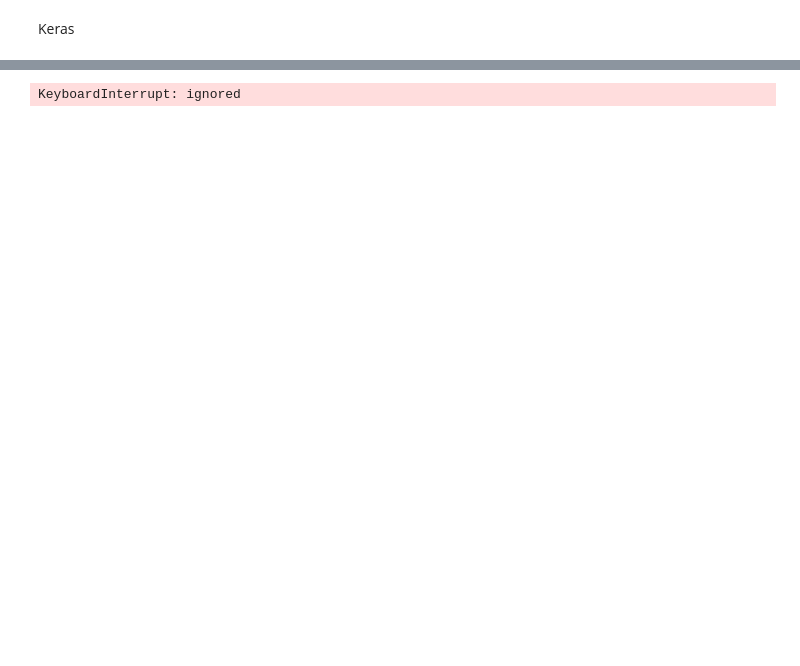
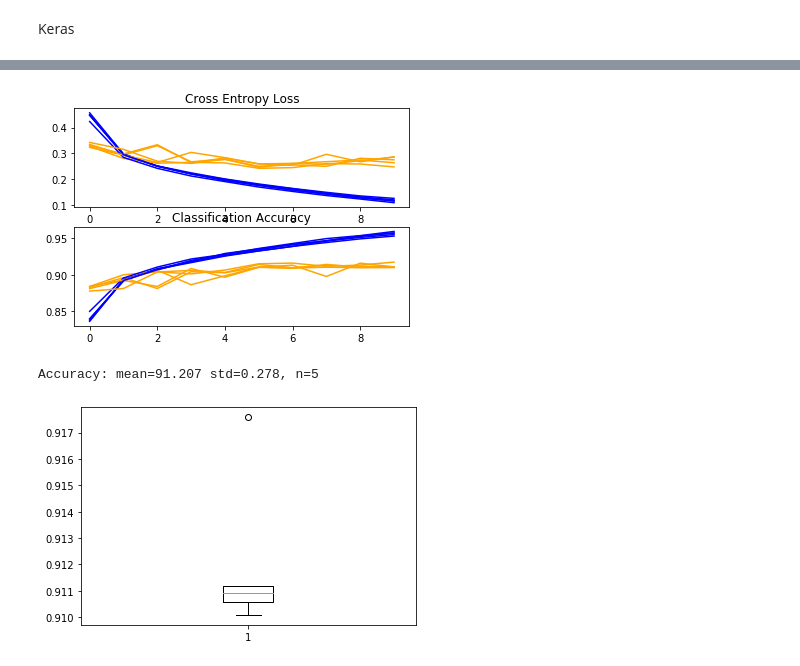
Before and after one commit to vksyr/IST718, a Jupyter notebook: HW3.ipynb, the cells around one changed output, grey strips where cells are left out. Cells and saved outputs as stored; diff of their text form; code cells hidden in the pictures; blank space fills up the shorter version.

```diff
--- a/HW3.ipynb
+++ b/HW3.ipynb
@@ -406,7 +574,7 @@ trainX, trainY, testX, testY = load_dataset()
 # prepare pixel data
 trainX, testX = prep_pixels(trainX, testX)
 # evaluate model
-scores, histories = evaluate_model(trainX, trainY)
+scores, histories, model = evaluate_model(trainX, trainY)
 # learning curves
 summarize_diagnostics(histories)
 # summarize estimated performance
@@ -432,4 +588,6 @@ WARNING:tensorflow:From /usr/local/lib/python3.6/dist-packages/keras/backend/ten
+[figure, added]
-KeyboardInterrupt: ignored
+Accuracy: mean=91.207 std=0.278, n=5
+[figure, added]
 # %%
 # add filters and rerun
 def define_model():
```
Also changed, not shown: parts of 34 cells of this notebook.
